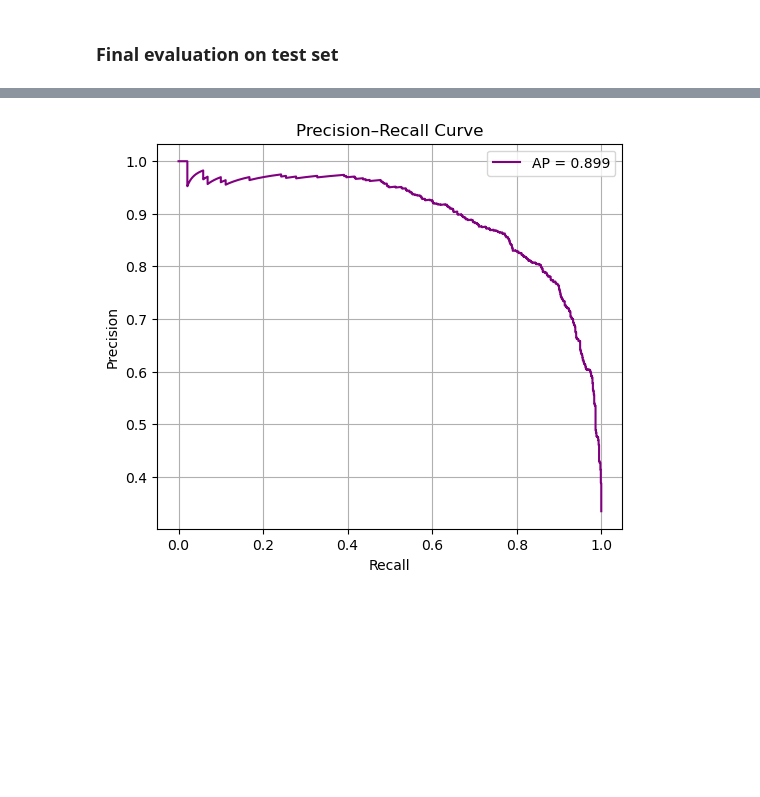
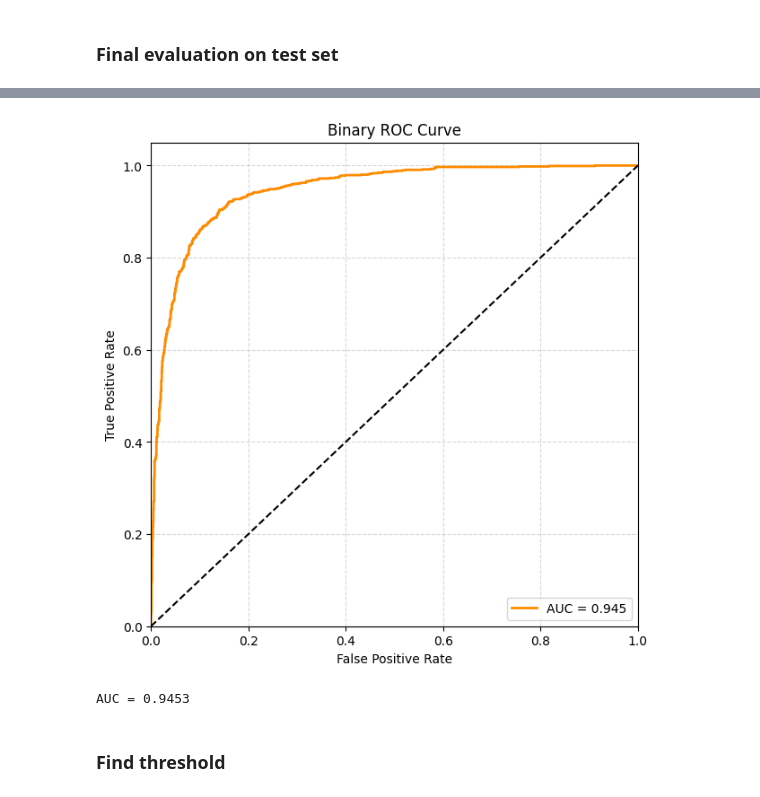
Before and after one commit to michelle264/AF_early_prediction_and_detection, a Jupyter notebook: model_backend/Two_Class_Models/train_PSR_hybrid_two_class.ipynb, the cells around one changed output, grey strips where cells are left out. Cells and saved outputs as stored; diff of their text form; code cells hidden in the pictures; blank space fills up the shorter version.

Commit message:
add two-class model with k-fold

```diff
--- a/model_backend/Two_Class_Models/train_PSR_hybrid_two_class.ipynb
+++ b/model_backend/Two_Class_Models/train_PSR_hybrid_two_class.ipynb
@@ -425,16 +430,0 @@ test_trues = np.array(test_trues)
-# %%
-from sklearn.metrics import roc_curve, roc_auc_score
-import matplotlib.pyplot as plt
-
-fpr, tpr, thr = roc_curve(test_trues, prob_danger)
-auc = roc_auc_score(test_trues, prob_danger)
-
-plt.figure(figsize=(6,5))
-plt.plot(fpr, tpr, label=f"AUC = {auc:.3f}")
-plt.plot([0,1], [0,1], 'k--')
-plt.xlabel("False Positive Rate (1 - Specificity)")
-plt.ylabel("True Positive Rate (Recall)")
-plt.title("ROC Curve for AF Detection")
-plt.legend(loc="lower right")
-plt.grid(True)
-plt.show()
@@ -443,16 +431,47 @@ plt.show()
-# %%
-from sklearn.metrics import precision_recall_curve, average_precision_score
-
-prec, rec, thr = precision_recall_curve(test_trues, prob_danger)
-ap = average_precision_score(test_trues, prob_danger)
-
-plt.figure(figsize=(6,5))
-plt.plot(rec, prec, color='purple', label=f"AP = {ap:.3f}")
-plt.xlabel("Recall")
-plt.ylabel("Precision")
-plt.title("Precision–Recall Curve")
-plt.legend()
-plt.grid(True)
-plt.show()
-# %% [output]
-[figure, removed]
+# %%
+import matplotlib.pyplot as plt
+from sklearn.metrics import roc_curve, auc
+input_dim = X_test.shape[1]
+num_classes = 2
+
+model = HybridNODEAttentionModel(dim=input_dim, num_classes=num_classes)
+model.load_state_dict(torch.load(OUT_MODEL, map_location='cpu'))
+model = model.to(device)
+model.eval()
+
+probs_all = []
+y_true = []
+
+with torch.no_grad():
+    for xb, yb in test_loader:
+        xb = xb.to(device)
+        out = model(xb)
+        probs = F.softmax(out, dim=1).cpu().numpy()
+        probs_all.append(probs)
+        y_true.extend(yb.numpy())
+
+probs_all = np.vstack(probs_all)
+y_true = np.array(y_true)
+y_score = probs_all[:, 1]
+
+fpr, tpr, thresholds = roc_curve(y_true, y_score)
+roc_auc = auc(fpr, tpr)
+
+plt.figure(figsize=(7, 7))
+plt.plot(fpr, tpr, lw=2, color='darkorange', label=f"AUC = {roc_auc:.3f}")
+plt.plot([0, 1], [0, 1], 'k--')
+plt.xlim([0, 1])
+plt.ylim([0, 1.05])
+plt.xlabel("False Positive Rate")
+plt.ylabel("True Positive Rate")
+plt.title("Binary ROC Curve")
+plt.grid(True, linestyle="--", alpha=0.5)
+plt.legend(loc="lower right")
+plt.show()
+
+print(f"\nAUC = {roc_auc:.4f}")
+# %% [output]
+[figure, added]
+AUC = 0.9453
+# %% [markdown]
+### Find threshold
```
Also changed, not shown: parts of 11 cells of this notebook, 8 other files.
